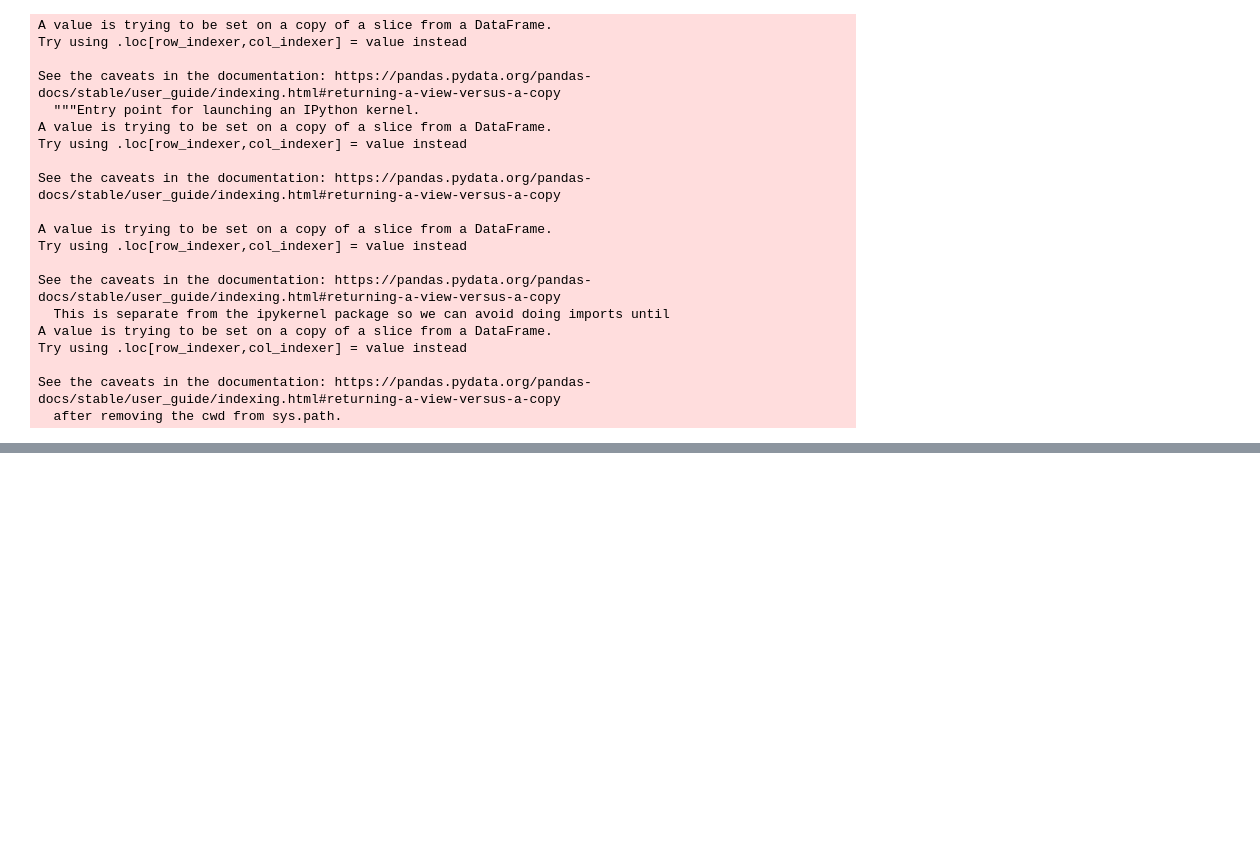
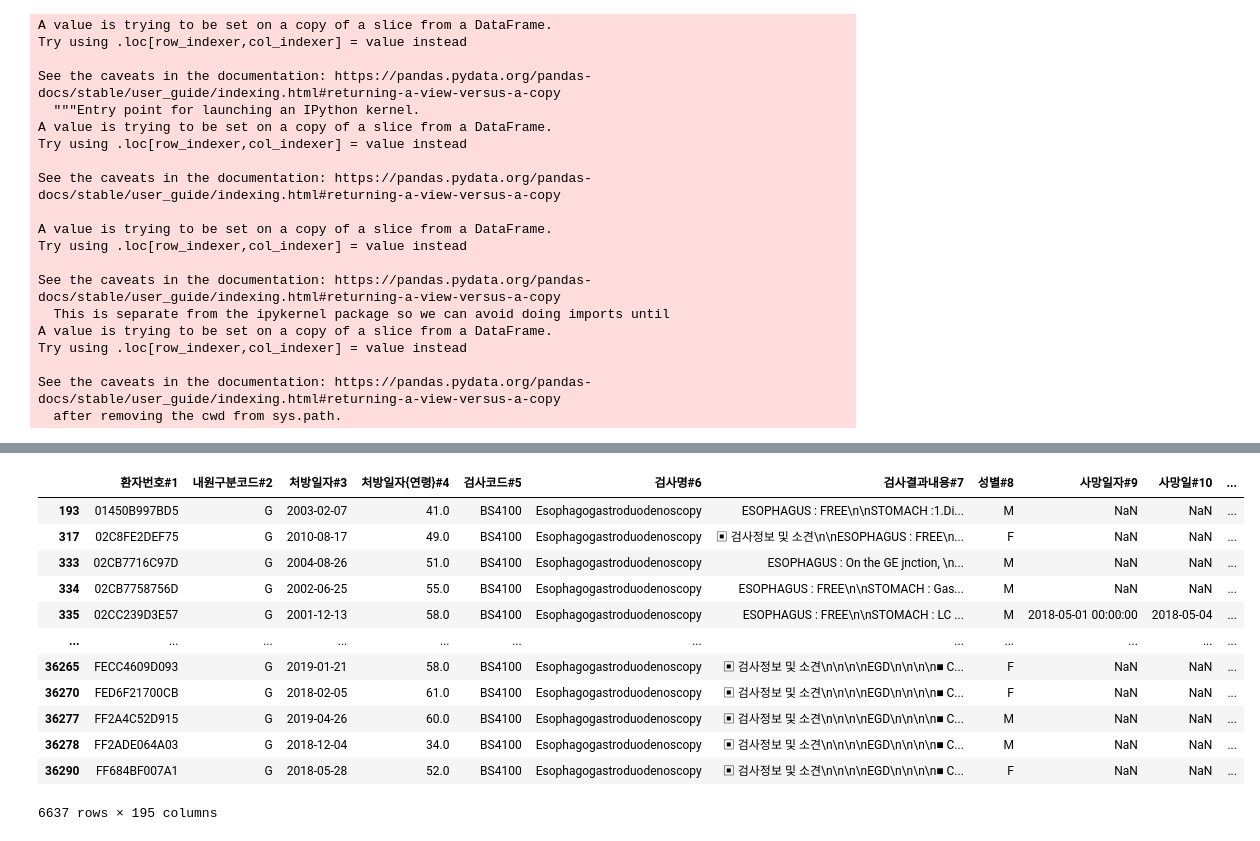
Before and after one commit to yw0nam/HP_process, a Jupyter notebook: merge_data/hp_bx_grouping.ipynb, the cells around one changed output, grey strips where cells are left out. Drawn from its saved outputs; the diff is of its cells as text; code cells hidden in the pictures; blank space fills up the shorter version.

```diff
--- a/merge_data/hp_bx_grouping.ipynb
+++ b/merge_data/hp_bx_grouping.ipynb
@@ -445,4 +446,20 @@ for i in range(len(valid_data)):
 
 valid_data['first_negative_date'] = first_fu
 valid_data['first_negative_name'] = first_fu_name
+# %%
+valid_data
+# %% [output]
+|  | 환자번호#1 | 내원구분코드#2 | 처방일자#3 | 처방일자{연령}#4 | 검사코드#5 | 검사명#6 | 검사결과내용#7 | 성별#8 | 사망일자#9 | 사망일#10 | ... |
+| 193 | 01450B997BD5 | G | 2003-02-07 | 41.0 | BS4100 | Esophagogastroduodenoscopy | ESOPHAGUS : FREE\n\nSTOMACH :1.Di... | M | NaN | NaN | ... |
+| 317 | 02C8FE2DEF75 | G | 2010-08-17 | 49.0 | BS4100 | Esophagogastroduodenoscopy | ▣ 검사정보 및 소견\n\nESOPHAGUS : FREE\n... | F | NaN | NaN | ... |
+| 333 | 02CB7716C97D | G | 2004-08-26 | 51.0 | BS4100 | Esophagogastroduodenoscopy | ESOPHAGUS : On the GE jnction, \n... | M | NaN | NaN | ... |
+| 334 | 02CB7758756D | G | 2002-06-25 | 55.0 | BS4100 | Esophagogastroduodenoscopy | ESOPHAGUS : FREE\n\nSTOMACH : Gas... | M | NaN | NaN | ... |
+| 335 | 02CC239D3E57 | G | 2001-12-13 | 58.0 | BS4100 | Esophagogastroduodenoscopy | ESOPHAGUS : FREE\n\nSTOMACH : LC ... | M | 2018-05-01 00:00:00 | 2018-05-04 | ... |
+| ... | ... | ... | ... | ... | ... | ... | ... | ... | ... | ... | ... |
+| 36265 | FECC4609D093 | G | 2019-01-21 | 58.0 | BS4100 | Esophagogastroduodenoscopy | ▣ 검사정보 및 소견\n\n\n\nEGD\n\n\n\n■ C... | F | NaN | NaN | ... |
+| 36270 | FED6F21700CB | G | 2018-02-05 | 61.0 | BS4100 | Esophagogastroduodenoscopy | ▣ 검사정보 및 소견\n\n\n\nEGD\n\n\n\n■ C... | F | NaN | NaN | ... |
+| 36277 | FF2A4C52D915 | G | 2019-04-26 | 60.0 | BS4100 | Esophagogastroduodenoscopy | ▣ 검사정보 및 소견\n\n\n\nEGD\n\n\n\n■ C... | M | NaN | NaN | ... |
+| 36278 | FF2ADE064A03 | G | 2018-12-04 | 34.0 | BS4100 | Esophagogastroduodenoscopy | ▣ 검사정보 및 소견\n\n\n\nEGD\n\n\n\n■ C... | M | NaN | NaN | ... |
+| 36290 | FF684BF007A1 | G | 2018-05-28 | 52.0 | BS4100 | Esophagogastroduodenoscopy | ▣ 검사정보 및 소견\n\n\n\nEGD\n\n\n\n■ C... | F | NaN | NaN | ... |
+6637 rows × 195 columns
 # %%
```
Also changed, not shown: parts of 13 cells of this notebook, 9 other files.
